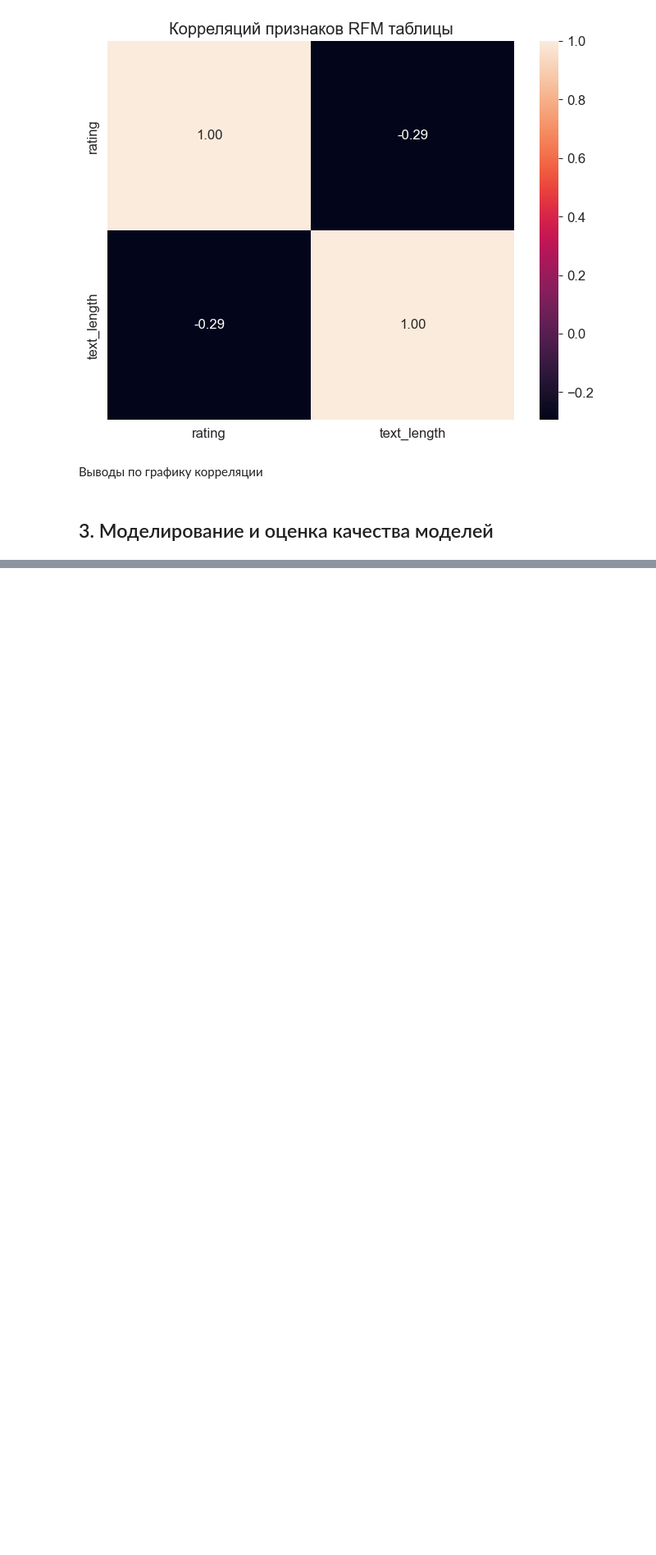
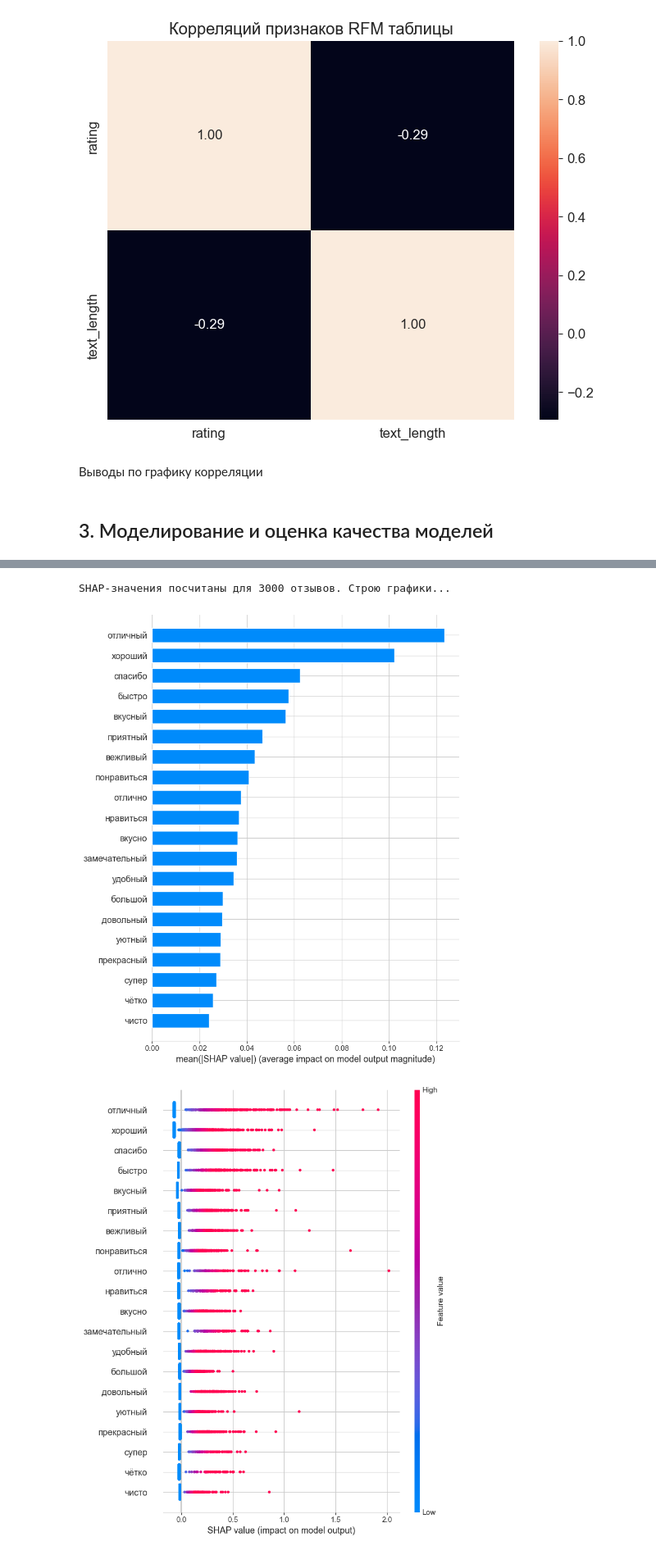
Before and after one commit to sibainu2010/skillfactory_ds, a Jupyter notebook: project_6/project_6.ipynb, the cells around one changed output, grey strips where cells are left out. Shown at 82% size. Cells and saved outputs as stored; diff of their text form; code cells hidden in the pictures; blank space fills up the shorter version.

```diff
--- a/project_6/project_6.ipynb
+++ b/project_6/project_6.ipynb
@@ -466,0 +832,12 @@ plt.show()
+# %%
+pipeline_lsvc = Pipeline([
+    ("tfidf", TfidfVectorizer(max_features=5000, ngram_range=(1, 2))),
+    ("clf", LinearSVC(C=0.1, class_weight=
+                      {0: 5, 1: 1} ,dual=False, max_iter=2000))
+])
+
+pipeline_lsvc.fit(X_train, y_train)
+
+predict_test = pipeline_lsvc.predict(X_test)
+
+print(classification_report(y_test, predict_test, target_names=["Негативные (0)", "Позитивные (1)"]))
@@ -466,0 +853,41 @@ plt.show()
+# %%
+import numpy as np
+import shap
+
+tfidf = pipeline_lsvc.named_steps['tfidf']
+model_svc = pipeline_lsvc.named_steps['clf']
+
+X_train_sparse = tfidf.transform(X_train)
+X_test_sparse  = tfidf.transform(X_test)
+feature_names  = tfidf.get_feature_names_out()
+
+np.random.seed(42)
+bg_idx = np.random.choice(X_train_sparse.shape[0], min(500, X_train_sparse.shape[0]), replace=False)
+background = X_train_sparse[bg_idx].toarray()
+
+explainer = shap.LinearExplainer(model_svc, background)
+expected_value = explainer.expected_value
+
+sample_size = min(3000, X_test_sparse.shape[0])
+sample_idx = np.random.choice(X_test_sparse.shape[0], sample_size, replace=False)
+X_sample = X_test_sparse[sample_idx].toarray()
+
+shap_values = explainer.shap_values(X_sample)
+print(f"SHAP-значения посчитаны для {sample_size} отзывов.")
+
+shap.summary_plot(shap_values, X_sample, feature_names=feature_names, plot_type="bar", max_display=20)
+
+shap.summary_plot(shap_values, X_sample, feature_names=feature_names, max_display=20)
+
+shap.waterfall_plot(
+    shap.Explanation(
+        values=shap_values[0],
+        base_values=expected_value,
+        data=X_sample[0],
+        feature_names=feature_names
+    )
+)
+# %% [output]
+SHAP-значения посчитаны для 3000 отзывов. Строю графики...
+[figure, added]
+[figure, added]
```
Also changed, not shown: parts of 15 cells of this notebook, 4 other files.
